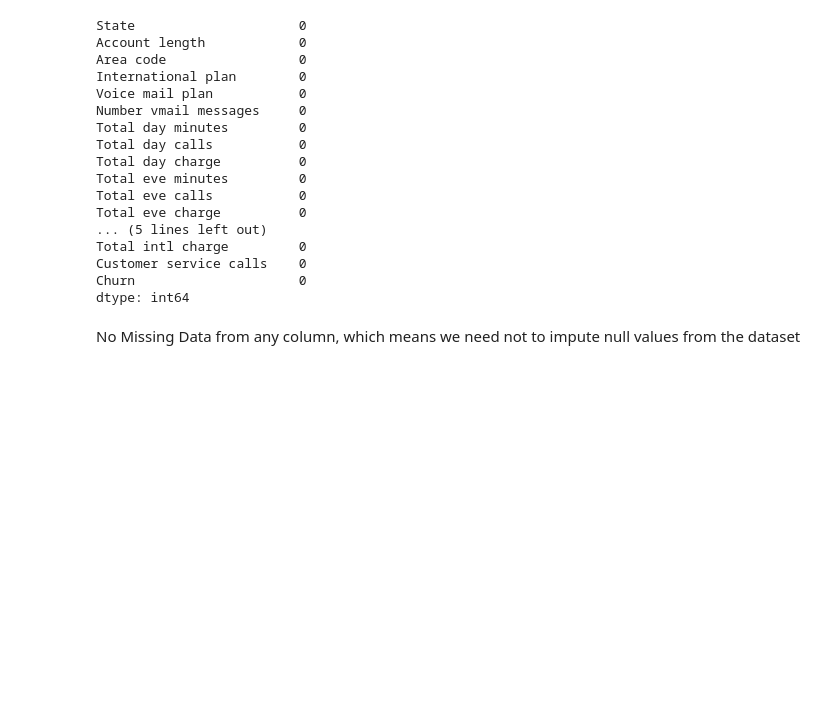
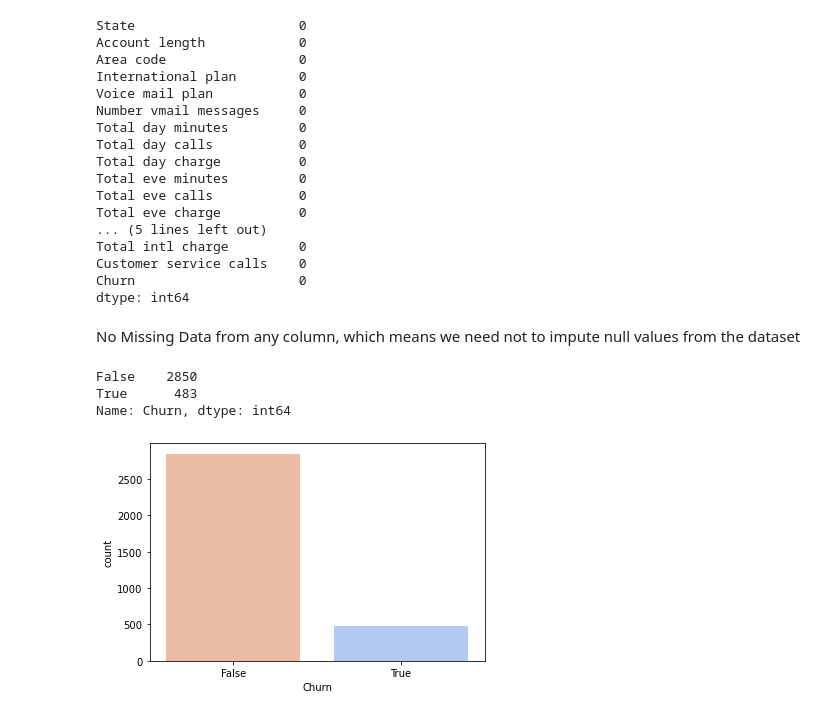
Before and after one commit to NikhilOO7/ML-Data-Cleaning-and-Feature-Selection, a Jupyter notebook: ML Data Cleaning and Feature Selection.ipynb, the cells around one changed output. Saved outputs shown, nothing was run; the diff lists cells and outputs as text; code cells hidden in the pictures; blank space fills up the shorter version.

```diff
--- a/ML Data Cleaning and Feature Selection.ipynb
+++ b/ML Data Cleaning and Feature Selection.ipynb
@@ -93,6 +114,15 @@ Churn                     0
 dtype: int64
 # %% [markdown]
 No Missing Data from any column, which means we need not to impute null values from the dataset
+# %%
+# checking total number of churn users in dataset
+sns.countplot(x='Churn', data=data, palette='coolwarm_r')
+data['Churn'].value_counts()
+# %% [output]
+False    2850
+True      483
+Name: Churn, dtype: int64
+[figure, added]
 # %%
 #changing our Main prediction (dependent) variable "Churn" from Bool to Int type for detailed Statistical results
 data['Churn'] = data['Churn'].astype('int64')
```
Also changed, not shown: parts of 7 cells of this notebook.
